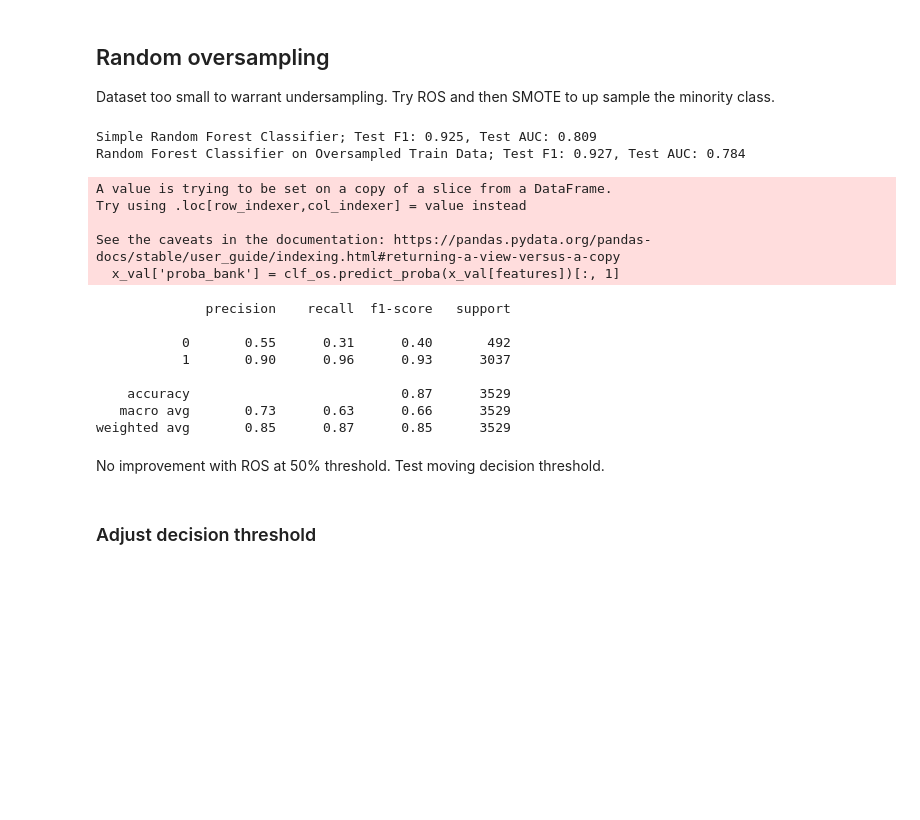
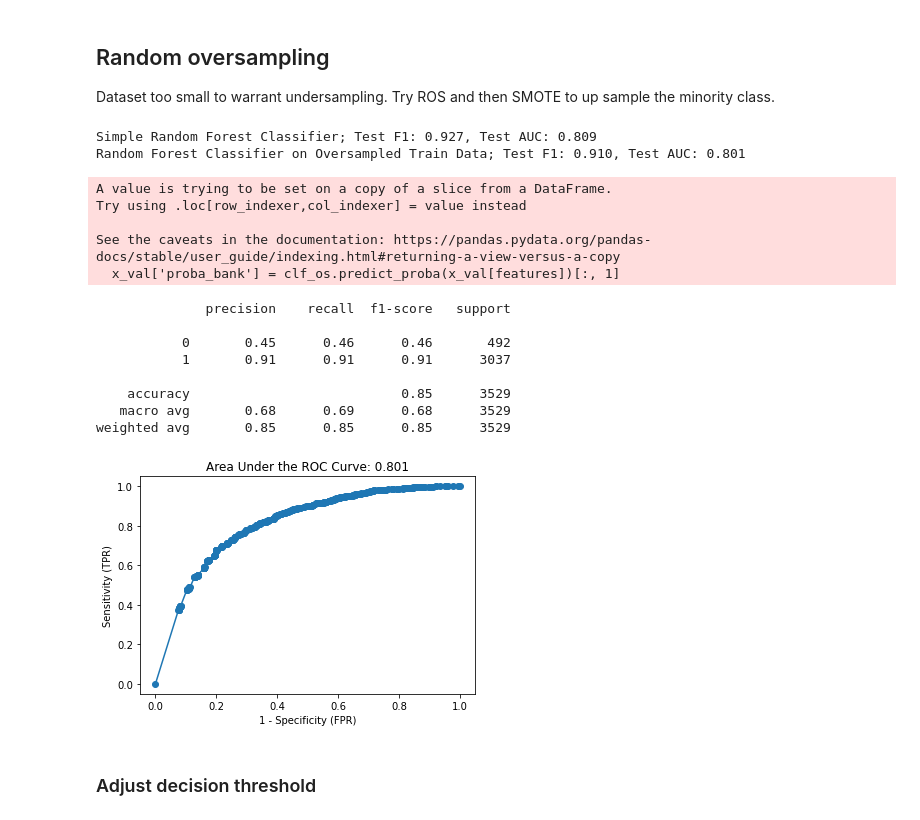
Before and after one commit to tawney-kirkland/03-mcnulty, a Jupyter notebook: 01-notebooks/data-processing_RandomForest.ipynb, the cells around one changed output. Drawn from its saved outputs; the diff is of its cells as text; code cells hidden in the pictures; blank space fills up the shorter version.

Commit message:
Fix class weights

```diff
--- a/01-notebooks/data-processing_RandomForest.ipynb
+++ b/01-notebooks/data-processing_RandomForest.ipynb
@@ -250,7 +250,7 @@ import imblearn.over_sampling
 # setup for the ratio argument of RandomOverSampler initialization
 n_pos = np.sum(y_train == 1)
 n_neg = np.sum(y_train == 0)
-ratio = {1 : n_pos * 4, 0 : n_neg}
+ratio = {1 : n_pos, 0 : n_neg * 4}
 
 # randomly oversample positive samples: create 4x as many
 ROS = imblearn.over_sampling.RandomOverSampler(sampling_strategy = ratio, random_state=42)
@@ -269,8 +269,8 @@ clf_os.fit(X_tr_rs, y_tr_rs)
 print('Random Forest Classifier on Oversampled Train Data; Test F1: %.3f, Test AUC: %.3f' % \
       (f1_score(y_val, clf_os.predict(x_val[features])), roc_auc_score(y_val, clf_os.predict_proba(x_val[features])[:,1])))
 # %% [output]
-Simple Random Forest Classifier; Test F1: 0.925, Test AUC: 0.809
-Random Forest Classifier on Oversampled Train Data; Test F1: 0.927, Test AUC: 0.784
+Simple Random Forest Classifier; Test F1: 0.927, Test AUC: 0.809
+Random Forest Classifier on Oversampled Train Data; Test F1: 0.910, Test AUC: 0.801
 # %%
 x_val['proba_bank'] = clf_os.predict_proba(x_val[features])[:, 1]
 # %% [output]
@@ -286,14 +286,16 @@ print(classification_report(y_val, y_pred_ROS))
 # %% [output]
               precision    recall  f1-score   support
 
-           0       0.55      0.31      0.40       492
-           1       0.90      0.96      0.93      3037
+           0       0.45      0.46      0.46       492
+           1       0.91      0.91      0.91      3037
 
-    accuracy                           0.87      3529
-   macro avg       0.73      0.63      0.66      3529
-weighted avg       0.85      0.87      0.85      3529
+    accuracy                           0.85      3529
+   macro avg       0.68      0.69      0.68      3529
+weighted avg       0.85      0.85      0.85      3529
-# %% [markdown]
-No improvement with ROS at 50% threshold. Test moving decision threshold.
+# %%
+plot_roc(y_val, x_val['proba_bank'],fpr2,tpr2)
+# %% [output]
+[figure, added]
 # %% [markdown]
 ### Adjust decision threshold
 # %%
```
Also changed, not shown: parts of 7 cells of this notebook.
